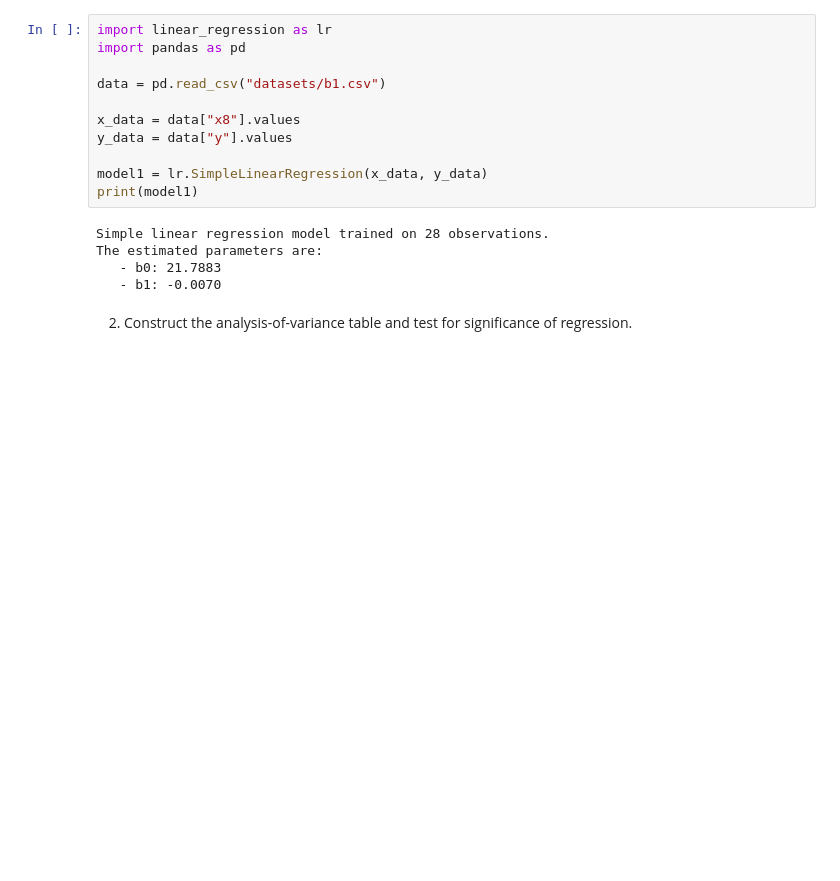
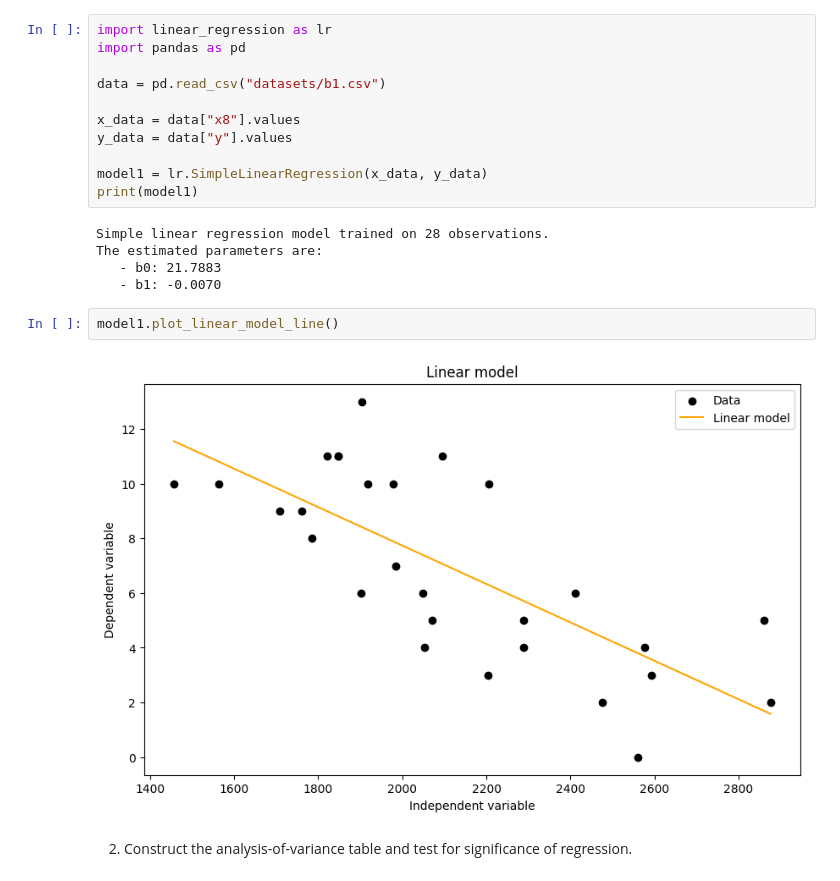
Before and after one commit to adrianmisak215/linear-regression, a Jupyter notebook: ch02_exercises.ipynb, the cells around one changed output. Cells and saved outputs as stored; diff of their text form; blank space fills up the shorter version.

```diff
--- a/ch02_exercises.ipynb
+++ b/ch02_exercises.ipynb
@@ -23,6 +23,10 @@ Simple linear regression model trained on 28 observations.
 The estimated parameters are:
    - b0: 21.7883
    - b1: -0.0070
+# %%
+model1.plot_linear_model_line()
+# %% [output]
+[figure, added]
 # %% [markdown]
 2. Construct the analysis-of-variance table and test for significance of regression.
 # %%
```
Also changed, not shown: parts of 1 cell of this notebook, 19 other files.
